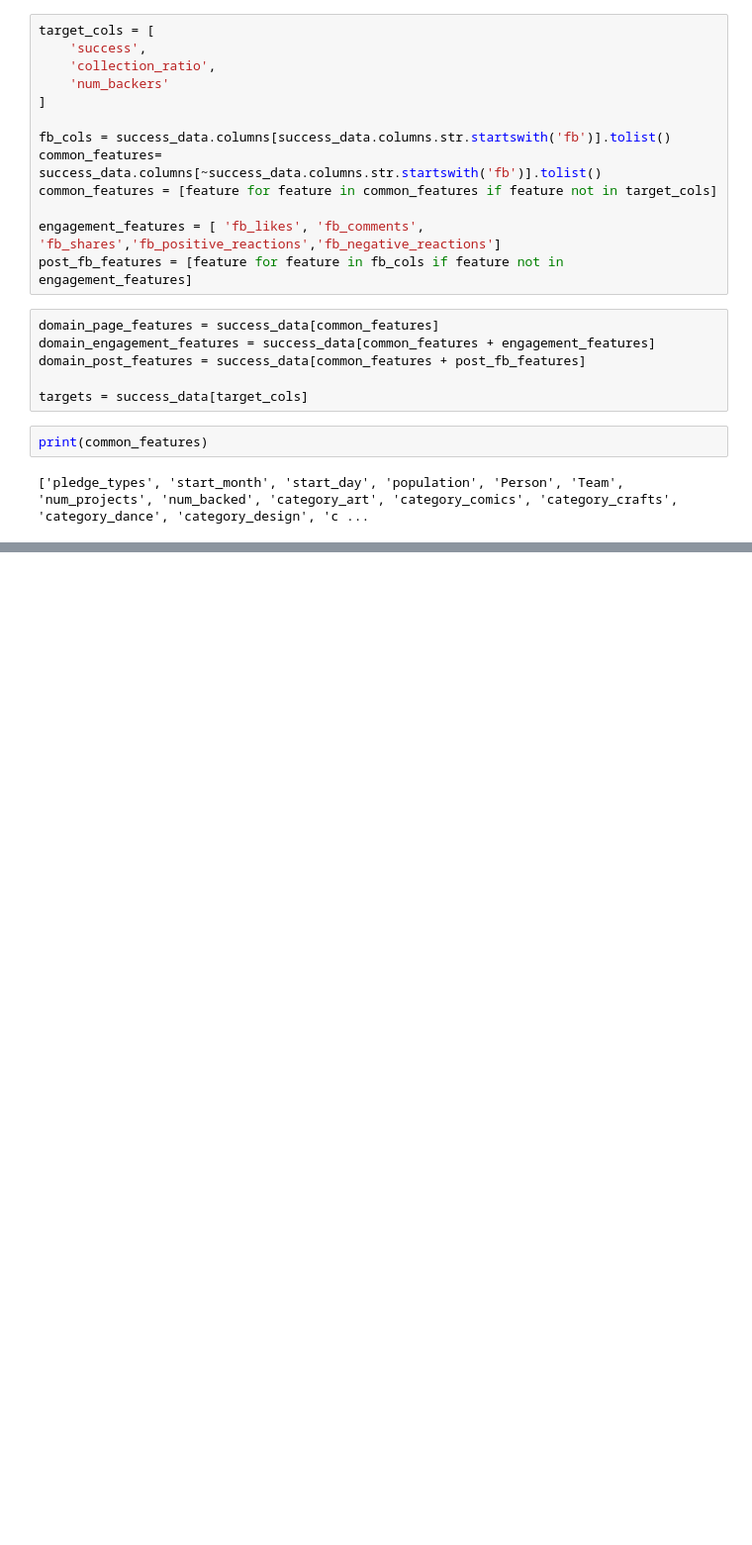
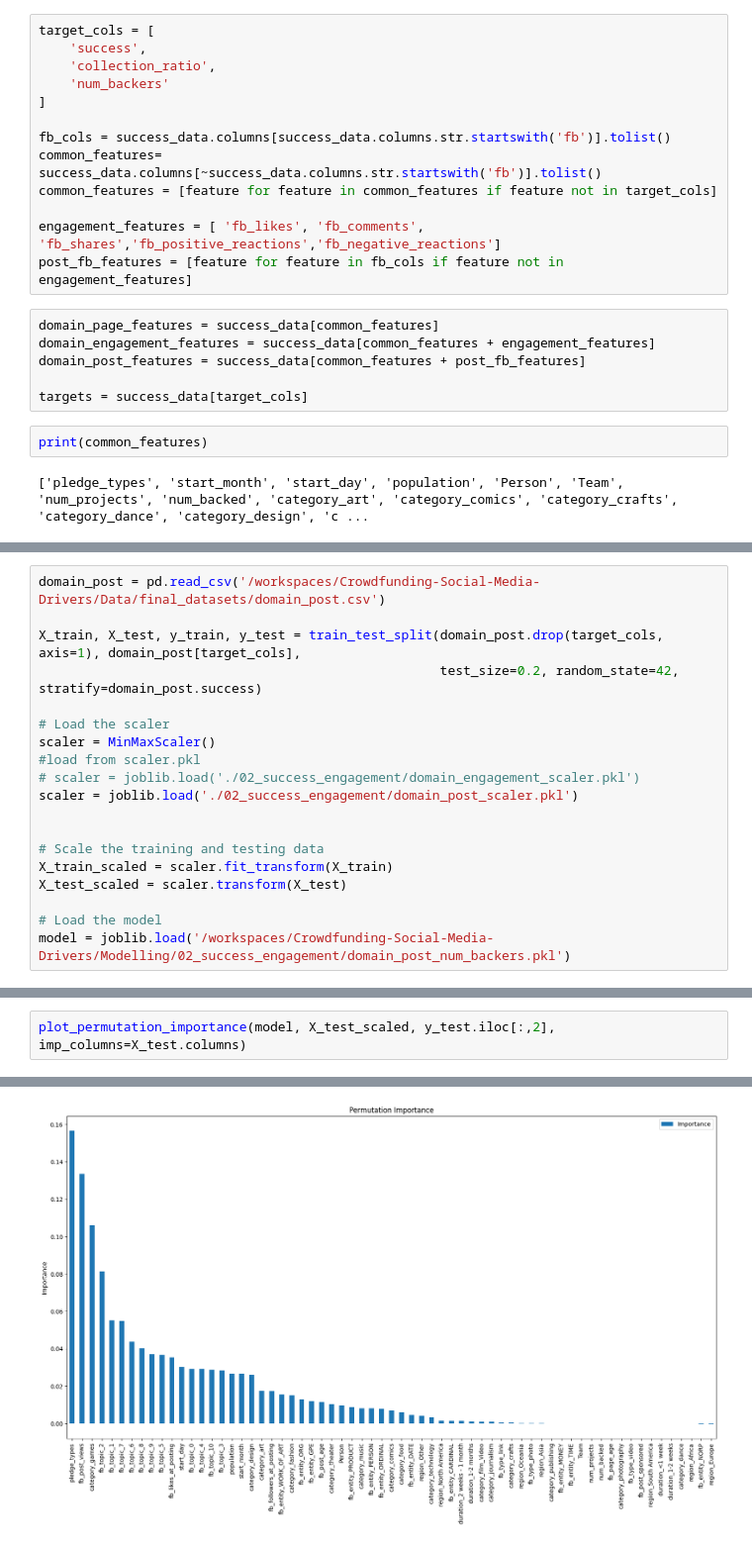
Before and after one commit to Akhil-Theerthala/Crowdfunding-Social-Media-Drivers, a Jupyter notebook: Modelling/02 - engagement_success.ipynb, the cells around one changed output, grey strips where cells are left out. Shown: that part at 99% size. Drawn from its saved outputs; the diff is of its cells as text; blank space fills up the shorter version.

Commit message:
Add success_engagement pickle files and update plot_permutation_importance function

```diff
--- a/Modelling/02 - engagement_success.ipynb
+++ b/Modelling/02 - engagement_success.ipynb
@@ -168,0 +235,19 @@ Selected models [Using LazyPredict]
+# %%
+domain_post = pd.read_csv('/workspaces/Crowdfunding-Social-Media-Drivers/Data/final_datasets/domain_post.csv')
+
+X_train, X_test, y_train, y_test = train_test_split(domain_post.drop(target_cols, axis=1), domain_post[target_cols],
+                                                    test_size=0.2, random_state=42, stratify=domain_post.success)
+
+# Load the scaler
+scaler = MinMaxScaler()
+#load from scaler.pkl
+# scaler = joblib.load('./02_success_engagement/domain_engagement_scaler.pkl')
+scaler = joblib.load('./02_success_engagement/domain_post_scaler.pkl')
+
+
+# Scale the training and testing data
+X_train_scaled = scaler.fit_transform(X_train)
+X_test_scaled = scaler.transform(X_test)
+
+# Load the model
+model = joblib.load('/workspaces/Crowdfunding-Social-Media-Drivers/Modelling/02_success_engagement/domain_post_num_backers.pkl')
@@ -168,0 +263,3 @@ Selected models [Using LazyPredict]
+# %%
+plot_permutation_importance(model, X_test_scaled, y_test.iloc[:,2], imp_columns=X_test.columns)
+# %% [output]
@@ -168,0 +283 @@ Selected models [Using LazyPredict]
+[figure, added]
```
Also changed, not shown: parts of 14 cells of this notebook, 15 other files.
